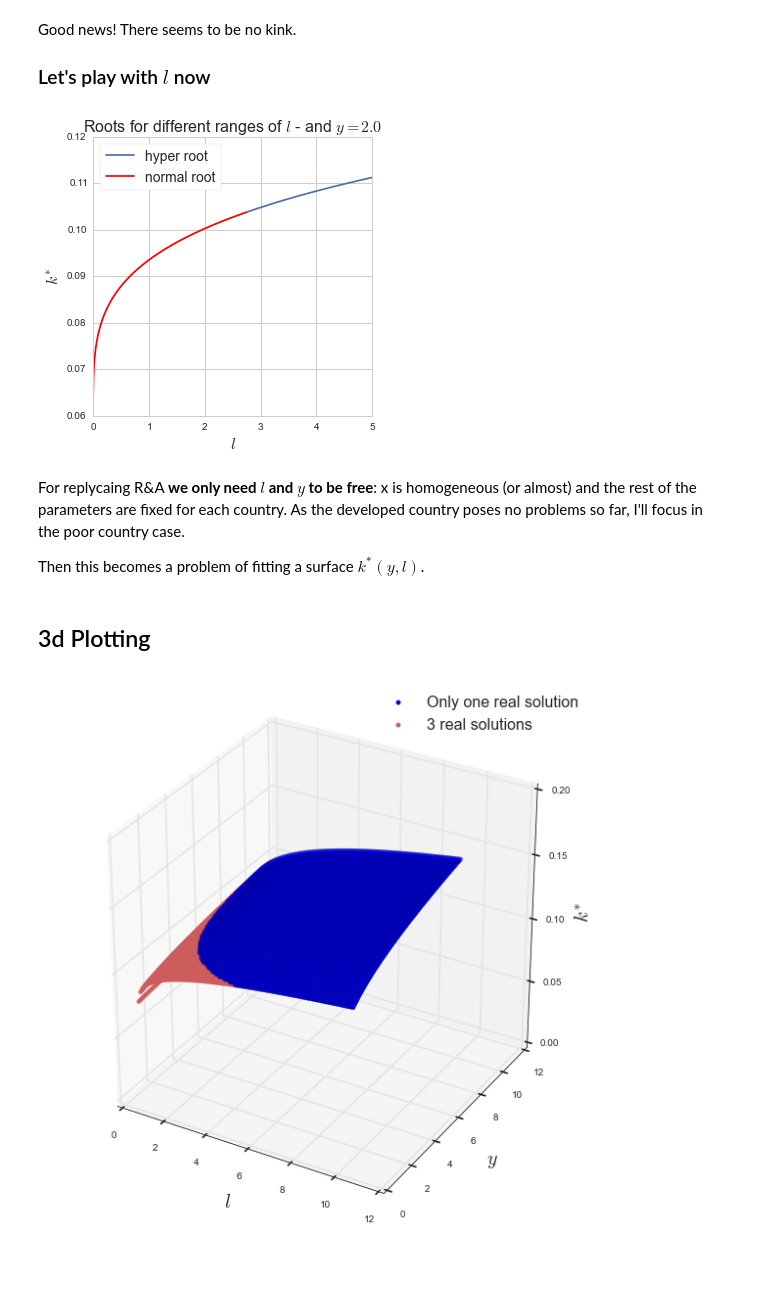
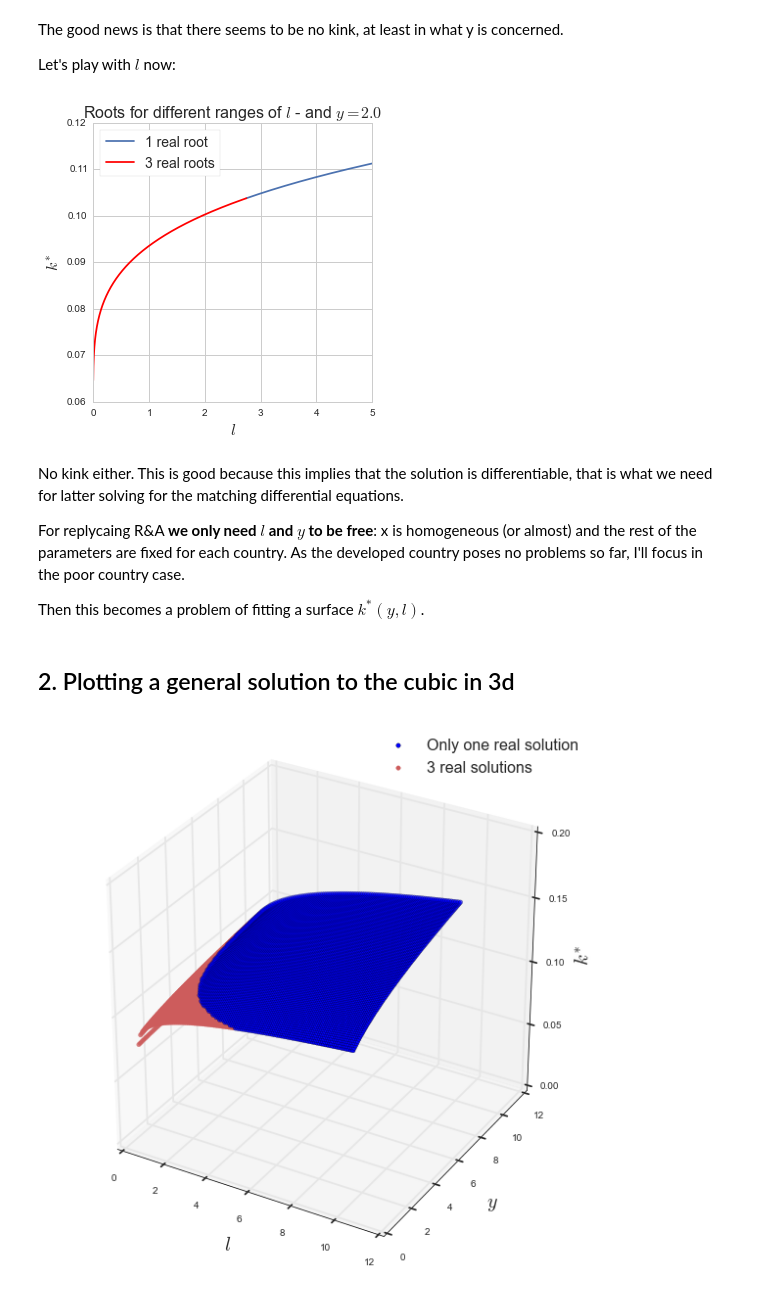
Before and after one commit to davidrpugh/assortative-matching-large-firms, a Jupyter notebook: Finding k_star.ipynb, the cells around one changed output. Cells and saved outputs as stored; diff of their text form; code cells hidden in the pictures; blank space fills up the shorter version.

```diff
--- a/Finding k_star.ipynb
+++ b/Finding k_star.ipynb
@@ -138,5 +192,5 @@ plt.show()
 # %% [markdown]
-Good news! There seems to be no kink.
+The good news is that there seems to be no kink, at least in what y is concerned.
 
-### Let's play with $l$ now
+Let's play with $l$ now:
 # %%
@@ -159,23 +213,25 @@ for i in l_range:
         kl_stars3.append(kt**4)
         l3.append(i)
 # %%
-## Plotting cell 2 ##
+## Plotting cell 3 ##
 plt.figure(figsize=(5,5))
-plt.plot(l1,kl_stars1, label='hyper root')
-plt.plot(l3,kl_stars3, c='r', label='normal root')
+plt.plot(l1,kl_stars1, label='1 real root')
+plt.plot(l3,kl_stars3, c='r', label='3 real roots')
 plt.legend(loc='best', fontsize=14, frameon=True)
 plt.xlabel('$l$', fontsize=16)
 plt.ylabel('$k^{*}$', fontsize=16)
 plt.title('Roots for different ranges of $l$ - and $y=2.0$', fontsize=16)
 plt.show()
 # %% [output]
-[figure, old version]
+[figure, new version]
 # %% [markdown]
+No kink either. This is good because this implies that the solution is differentiable, that is what we need for latter solving for the matching differential equations.
+
 For replycaing R&A **we only need $l$ and $y$ to be free**: x is homogeneous (or almost) and the rest of the parameters are fixed for each country. As the developed country poses no problems so far, I'll focus in the poor country case.
 
 Then this becomes a problem of fitting a surface $k^*(y,l)$.
-# %% [markdown]
-## 3d Plotting
+# %% [markdown]
+## 2. Plotting a general solution to the cubic in 3d
 # %%
 # 1. Get the Grid
 y3d = np.linspace(1.2,10.0,100)
```
Also changed, not shown: parts of 23 cells of this notebook.
